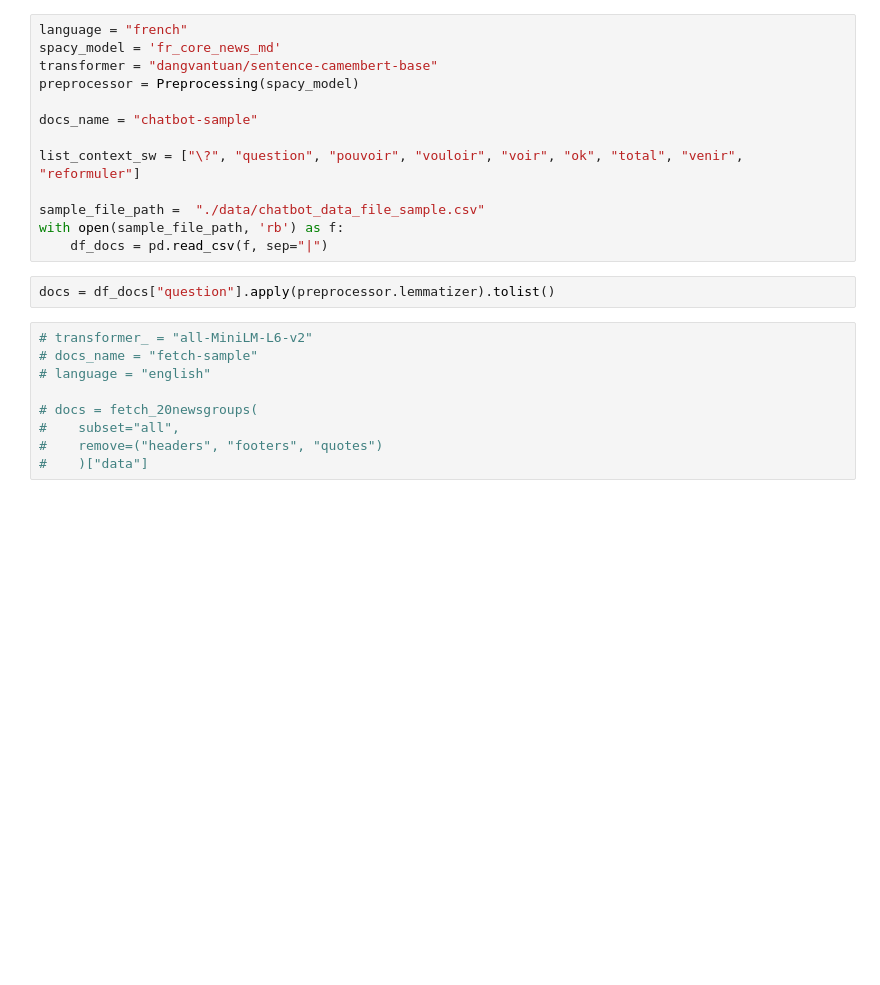
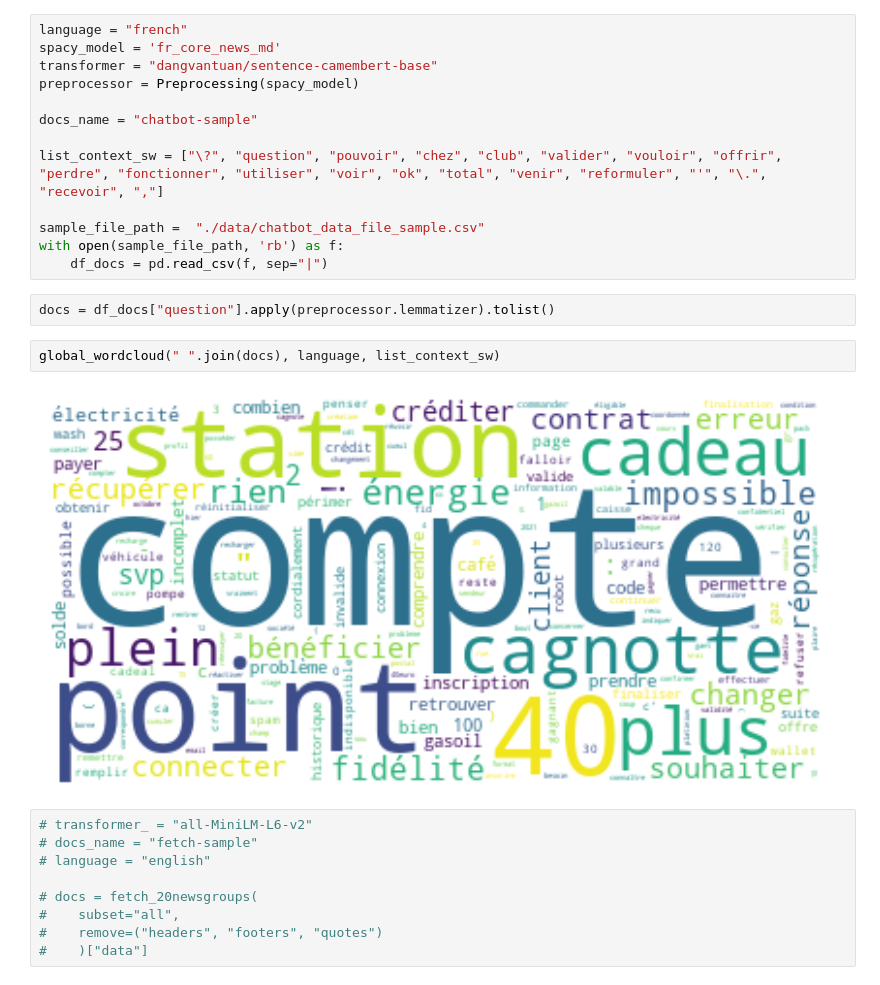
Before and after one commit to konkinit/topic_modeling, a Jupyter notebook: notebooks/drafts.ipynb, the cells around one changed output. Cells and saved outputs as stored; diff of their text form; blank space fills up the shorter version.

```diff
--- a/notebooks/drafts.ipynb
+++ b/notebooks/drafts.ipynb
@@ -43,13 +43,17 @@ preprocessor = Preprocessing(spacy_model)
 
 docs_name = "chatbot-sample"
 
-list_context_sw = ["\?", "question", "pouvoir", "vouloir", "voir", "ok", "total", "venir", "reformuler"]
+list_context_sw = ["\?", "question", "pouvoir", "chez", "club", "valider", "vouloir", "offrir", "perdre", "fonctionner", "utiliser", "voir", "ok", "total", "venir", "reformuler", "'", "\.", "recevoir", ","]
 
 sample_file_path =  "./data/chatbot_data_file_sample.csv"
 with open(sample_file_path, 'rb') as f:
     df_docs = pd.read_csv(f, sep="|")
 # %%
 docs = df_docs["question"].apply(preprocessor.lemmatizer).tolist()
+# %%
+global_wordcloud(" ".join(docs), language, list_context_sw)
+# %% [output]
+[figure, added]
 # %%
 # transformer_ = "all-MiniLM-L6-v2"
 # docs_name = "fetch-sample"
```
Also changed, not shown: parts of 5 cells of this notebook, 2 other files.
